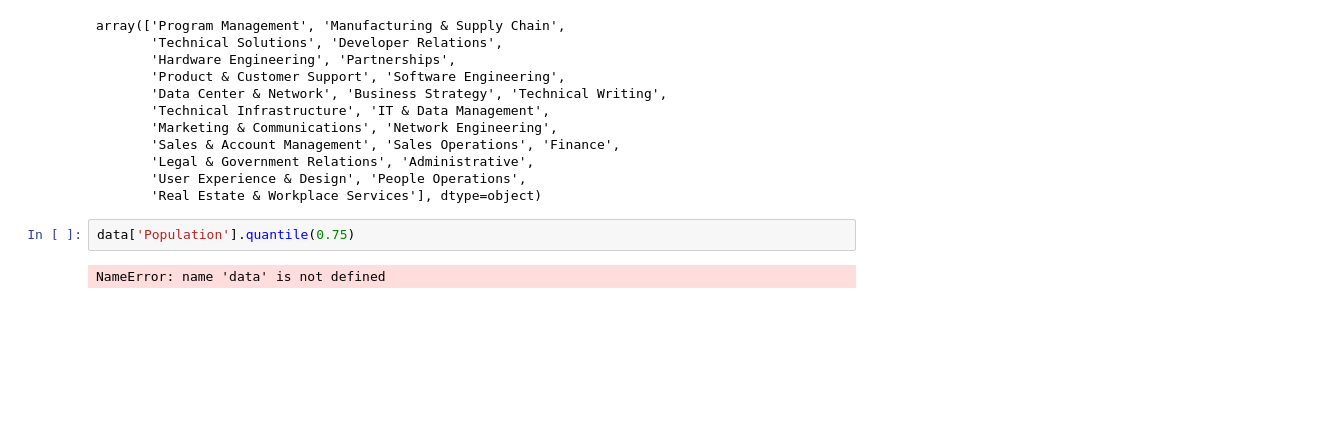
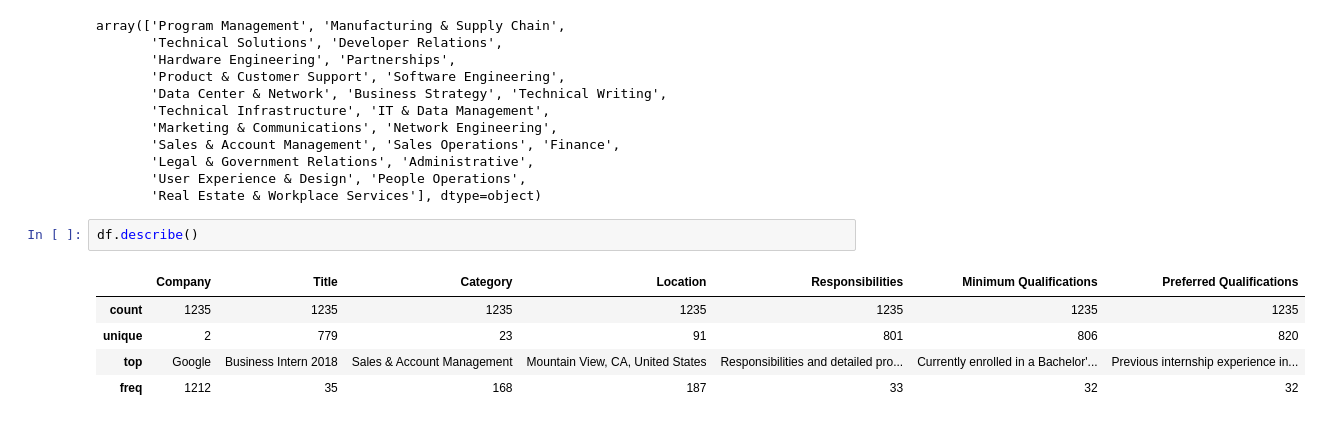
Before and after one commit to danielATD/datascience2022, a Jupyter notebook: proyecto1/testing.ipynb, the cells around one changed output. Drawn from its saved outputs; the diff is of its cells as text; blank space fills up the shorter version.

```diff
--- a/proyecto1/testing.ipynb
+++ b/proyecto1/testing.ipynb
@@ -42,7 +42,11 @@ array(['Program Management', 'Manufacturing & Supply Chain',
        'Legal & Government Relations', 'Administrative',
        'User Experience & Design', 'People Operations',
        'Real Estate & Workplace Services'], dtype=object)
-# %%
-data['Population'].quantile(0.75)
-# %% [output]
-NameError: name 'data' is not defined
+# %%
+df.describe()
+# %% [output]
+|  | Company | Title | Category | Location | Responsibilities | Minimum Qualifications | Preferred Qualifications |
+| count | 1235 | 1235 | 1235 | 1235 | 1235 | 1235 | 1235 |
+| unique | 2 | 779 | 23 | 91 | 801 | 806 | 820 |
+| top | Google | Business Intern 2018 | Sales & Account Management | Mountain View, CA, United States | Responsibilities and detailed pro... | Currently enrolled in a Bachelor'... | Previous internship experience in... |
+| freq | 1212 | 35 | 168 | 187 | 33 | 32 | 32 |
```
Also changed, not shown: parts of 1 cell of this notebook, 6 other files.
